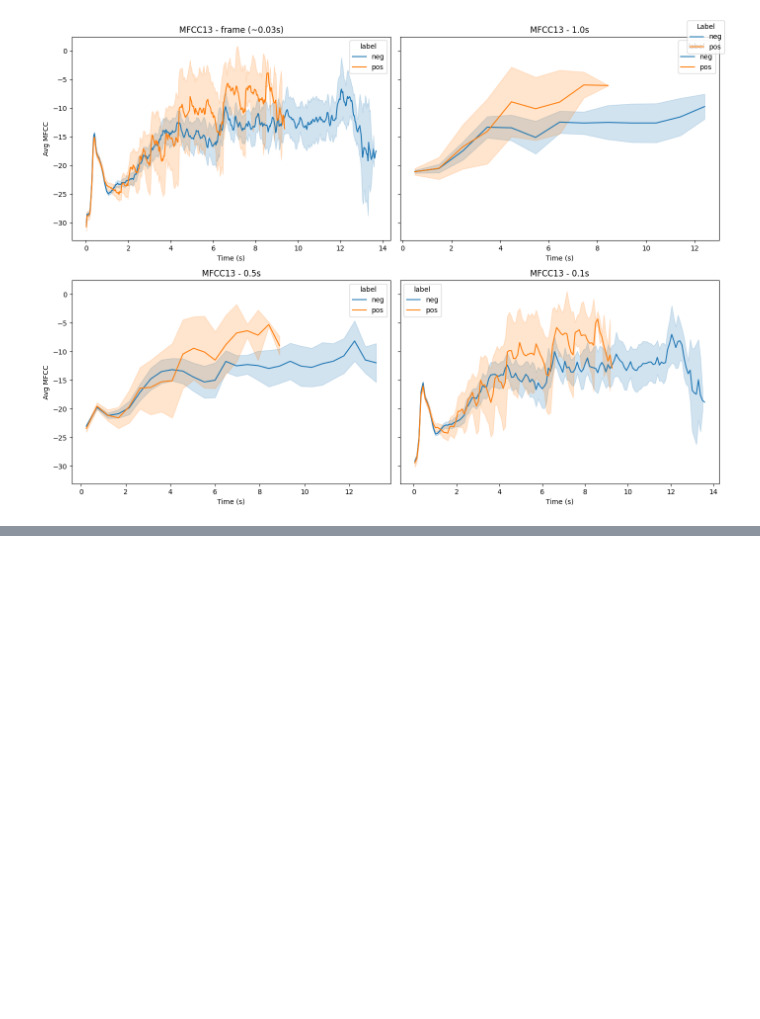
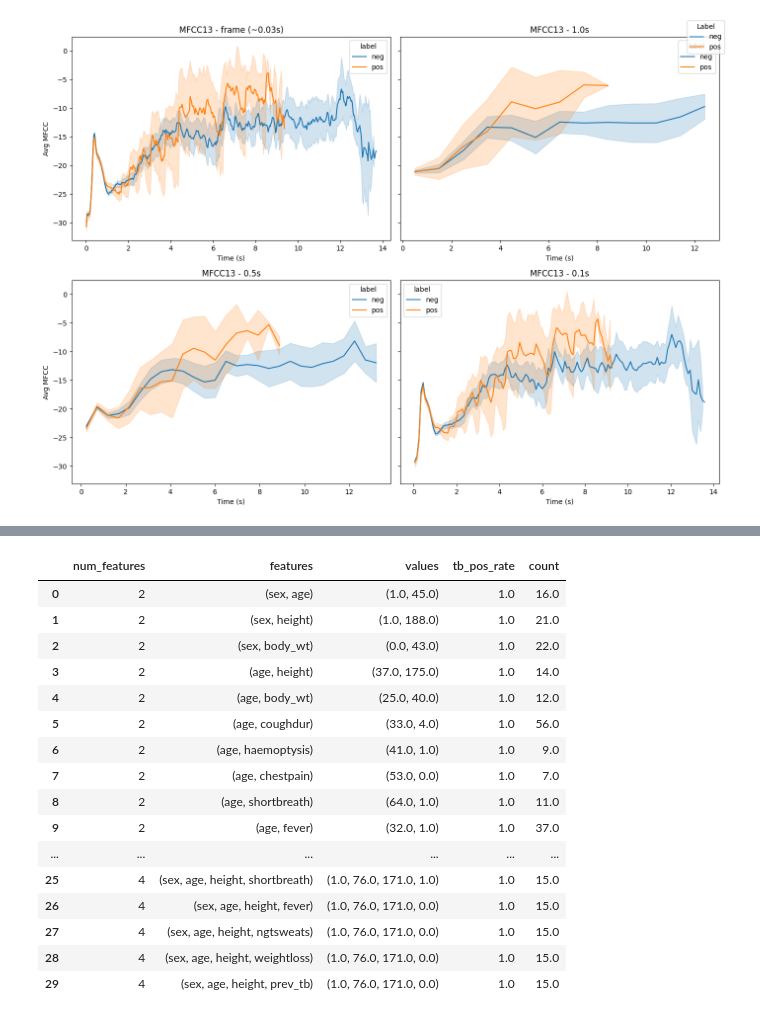
Before and after one commit to faalas/tbcare-pkmkc-2025, a Jupyter notebook: Google Dataset/Script.ipynb, the cells around one changed output, grey strips where cells are left out. Cells and saved outputs as stored; diff of their text form; code cells hidden in the pictures; blank space fills up the shorter version.

```diff
--- a/Google Dataset/Script.ipynb
+++ b/Google Dataset/Script.ipynb
@@ -1294,0 +1566,73 @@ if __name__ == "__main__":
+# %%
+# Top 10 combinations of clinical features with highest TB positive rate
+import pandas as pd
+import itertools
+import numpy as np
+
+# --- Load dan encode metadata ---
+BASE_PATH = "./Dataset Google + CIDRZ Health AI Evaluation Zambia"
+CLEANED_METADATA_PATH = os.path.join(BASE_PATH, "2_Cleaned", "metadata_cleaned.csv")
+df = pd.read_csv(CLEANED_METADATA_PATH)
+
+# --- Encoding ---
+sex_map = {"m": 1, "f": 0}
+coughdur_map = {"no cough": 0, "<1wk": 1, "1-2wks": 2, "3-4wks": 3, ">4weeks": 4}
+binary_map = {"yes": 1, "no": 0}
+tobacco_map = {"never": 0, "stopped": 1, "current": 2, "not disclosed": np.nan}
+cigar_map = {"1-10": 1, "11-20": 2, ">20": 3}
+
+df["sex"] = df["sex"].map(sex_map)
+df["coughdur"] = df["coughdur"].map(coughdur_map)
+for col in ["cough_productive", "haemoptysis", "chestpain", "shortbreath",
+            "fever", "ngtsweats", "weightloss", "prev_tb"]:
+    df[col] = df[col].map(binary_map)
+df["tobacco_use"] = df["tobacco_use"].map(tobacco_map)
+df["cigarretes_perday"] = df["cigarretes_perday"].map(cigar_map)
+df.loc[(df["tobacco_use"] == 0) & (df["cigarretes_perday"].isna()), "cigarretes_perday"] = 0
+df["ground_truth_tb"] = df["ground_truth_tb"].map({"neg": 0, "pos": 1})
+
+# --- Fitur untuk kombinasi ---
+feature_cols = [
+    "sex", "age", "height", "body_wt", "coughdur", "cough_productive", "haemoptysis",
+    "chestpain", "shortbreath", "fever", "ngtsweats", "weightloss", "prev_tb",
+    "tobacco_use", "cigarretes_perday"
+]
+
+df_features = df[feature_cols + ["ground_truth_tb"]].copy()
+
+# --- Fungsi hitung proporsi TB positif per kombinasi ---
+def combination_effect(df, features, min_count=5):
+    grouped = df.groupby(features)["ground_truth_tb"].agg(['count', 'mean']).reset_index()
+    grouped = grouped[grouped['count'] >= min_count]
+    grouped = grouped.sort_values('mean', ascending=False)
+    return grouped
+
+# --- Loop untuk kombinasi 2, 3, dan 4 fitur dan ambil top 10 ---
+top_results = []
+
+for r in [2, 3, 4]:
+    print(f"\n>>> Analyzing top 10 for {r}-feature combinations ...")
+    feature_combinations = itertools.combinations(feature_cols, r)
+
+    all_combo_results = []
+    for combo in feature_combinations:
+        combo_df = combination_effect(df_features, list(combo))
+        if not combo_df.empty:
+            # Ambil baris tertinggi dari kombinasi ini
+            top_row = combo_df.iloc[0]
+            all_combo_results.append({
+                "num_features": r,
+                "features": combo,
+                "values": tuple(top_row[list(combo)]),
+                "tb_pos_rate": top_row['mean'],
+                "count": top_row['count']
+            })
+    # Ambil top 10 berdasarkan tb_pos_rate
+    if all_combo_results:
+        top10 = sorted(all_combo_results, key=lambda x: x['tb_pos_rate'], reverse=True)[:10]
+        top_results.extend(top10)
+
+# --- Hasil ---
+top_results_df = pd.DataFrame(top_results)
+top_results_df
+# %% [output]
@@ -1294,0 +1644,17 @@ if __name__ == "__main__":
+|  | num_features | features | values | tb_pos_rate | count |
+| 0 | 2 | (sex, age) | (1.0, 45.0) | 1.0 | 16.0 |
+| 1 | 2 | (sex, height) | (1.0, 188.0) | 1.0 | 21.0 |
+| 2 | 2 | (sex, body_wt) | (0.0, 43.0) | 1.0 | 22.0 |
+| 3 | 2 | (age, height) | (37.0, 175.0) | 1.0 | 14.0 |
+| 4 | 2 | (age, body_wt) | (25.0, 40.0) | 1.0 | 12.0 |
+| 5 | 2 | (age, coughdur) | (33.0, 4.0) | 1.0 | 56.0 |
+| 6 | 2 | (age, haemoptysis) | (41.0, 1.0) | 1.0 | 9.0 |
+| 7 | 2 | (age, chestpain) | (53.0, 0.0) | 1.0 | 7.0 |
+| 8 | 2 | (age, shortbreath) | (64.0, 1.0) | 1.0 | 11.0 |
+| 9 | 2 | (age, fever) | (32.0, 1.0) | 1.0 | 37.0 |
+| ... | ... | ... | ... | ... | ... |
+| 25 | 4 | (sex, age, height, shortbreath) | (1.0, 76.0, 171.0, 1.0) | 1.0 | 15.0 |
+| 26 | 4 | (sex, age, height, fever) | (1.0, 76.0, 171.0, 0.0) | 1.0 | 15.0 |
+| 27 | 4 | (sex, age, height, ngtsweats) | (1.0, 76.0, 171.0, 0.0) | 1.0 | 15.0 |
+| 28 | 4 | (sex, age, height, weightloss) | (1.0, 76.0, 171.0, 0.0) | 1.0 | 15.0 |
+| 29 | 4 | (sex, age, height, prev_tb) | (1.0, 76.0, 171.0, 0.0) | 1.0 | 15.0 |
```
Also changed, not shown: parts of 6 cells of this notebook.
